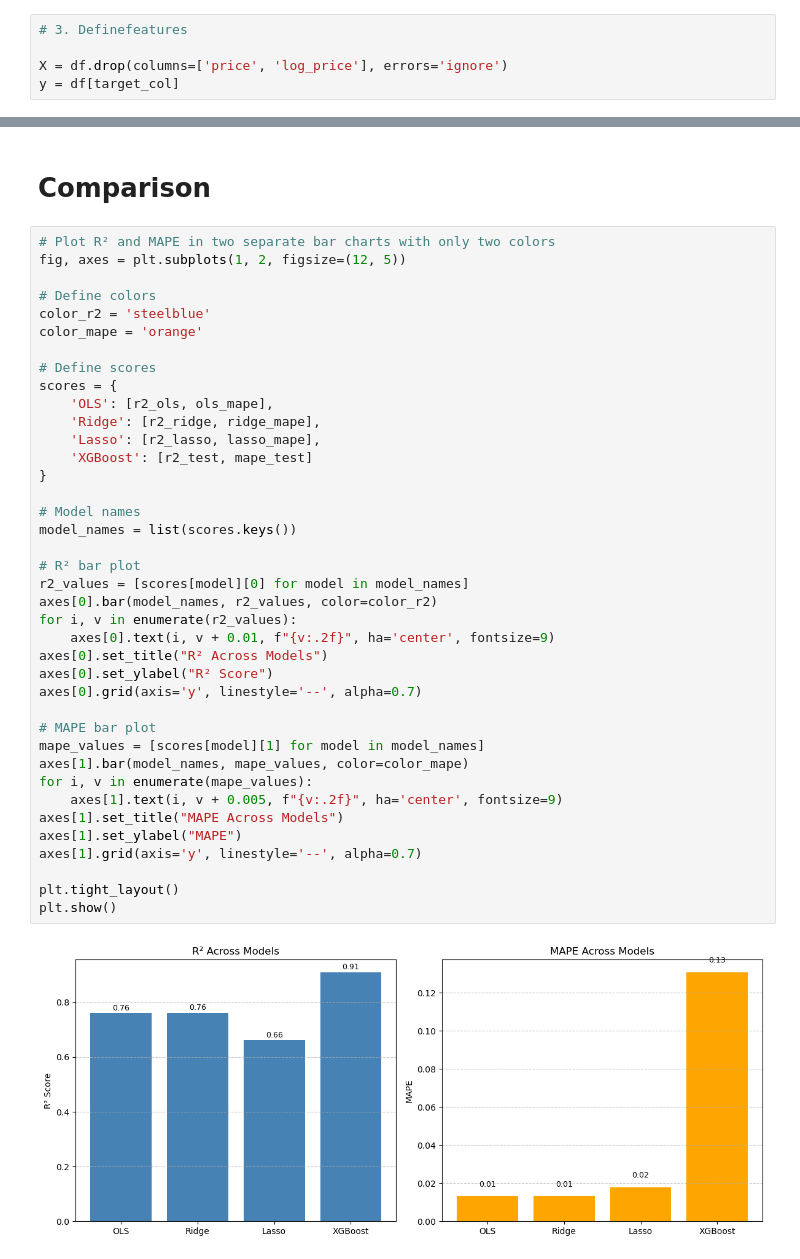
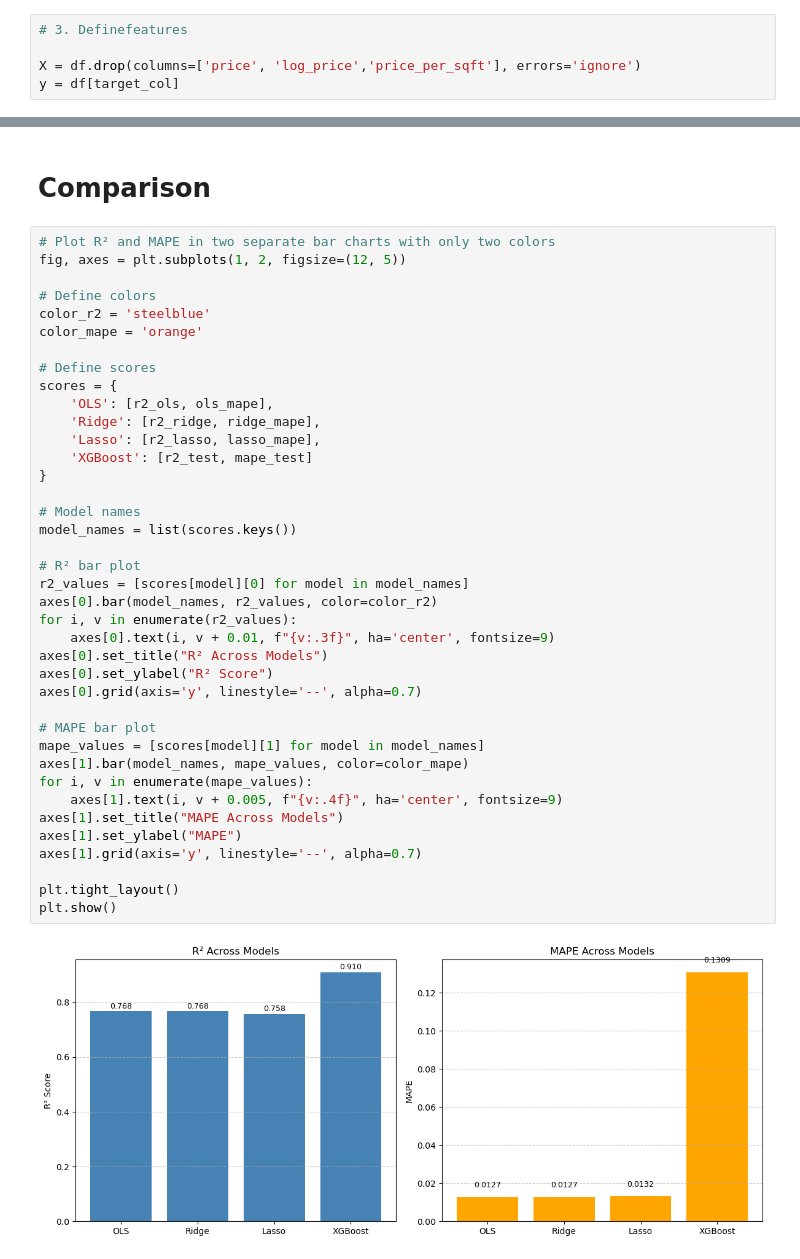
Before and after one commit to JIADAO0302/DSS5104, a Jupyter notebook: D&E.ipynb, the cells around one changed output, grey strips where cells are left out. Drawn from its saved outputs; the diff is of its cells as text.

```diff
--- a/D&E.ipynb
+++ b/D&E.ipynb
@@ -65,7 +84,7 @@ df.drop(columns=cols_to_drop, errors='ignore', inplace=True)
 # %%
 # 3. Definefeatures
 
-X = df.drop(columns=['price', 'log_price'], errors='ignore')
+X = df.drop(columns=['price', 'log_price','price_per_sqft'], errors='ignore')
 y = df[target_col]
 # %%
 if 'yr_renovated_bin' in X.columns:
@@ -721,36 +713,36 @@ color_mape = 'orange'
 # Define scores
 scores = {
     'OLS': [r2_ols, ols_mape],
     'Ridge': [r2_ridge, ridge_mape],
     'Lasso': [r2_lasso, lasso_mape],
     'XGBoost': [r2_test, mape_test]
 }
 
 # Model names
 model_names = list(scores.keys())
 
 # R² bar plot
 r2_values = [scores[model][0] for model in model_names]
 axes[0].bar(model_names, r2_values, color=color_r2)
 for i, v in enumerate(r2_values):
-    axes[0].text(i, v + 0.01, f"{v:.2f}", ha='center', fontsize=9)
+    axes[0].text(i, v + 0.01, f"{v:.3f}", ha='center', fontsize=9)
 axes[0].set_title("R² Across Models")
 axes[0].set_ylabel("R² Score")
 axes[0].grid(axis='y', linestyle='--', alpha=0.7)
 
 # MAPE bar plot
 mape_values = [scores[model][1] for model in model_names]
 axes[1].bar(model_names, mape_values, color=color_mape)
 for i, v in enumerate(mape_values):
-    axes[1].text(i, v + 0.005, f"{v:.2f}", ha='center', fontsize=9)
+    axes[1].text(i, v + 0.005, f"{v:.4f}", ha='center', fontsize=9)
 axes[1].set_title("MAPE Across Models")
 axes[1].set_ylabel("MAPE")
 axes[1].grid(axis='y', linestyle='--', alpha=0.7)
 
 plt.tight_layout()
 plt.show()
 # %% [output]
-[figure, old version]
+[figure, new version]
 # %%
 import matplotlib.pyplot as plt
 
```
Also changed, not shown: parts of 22 cells of this notebook.
